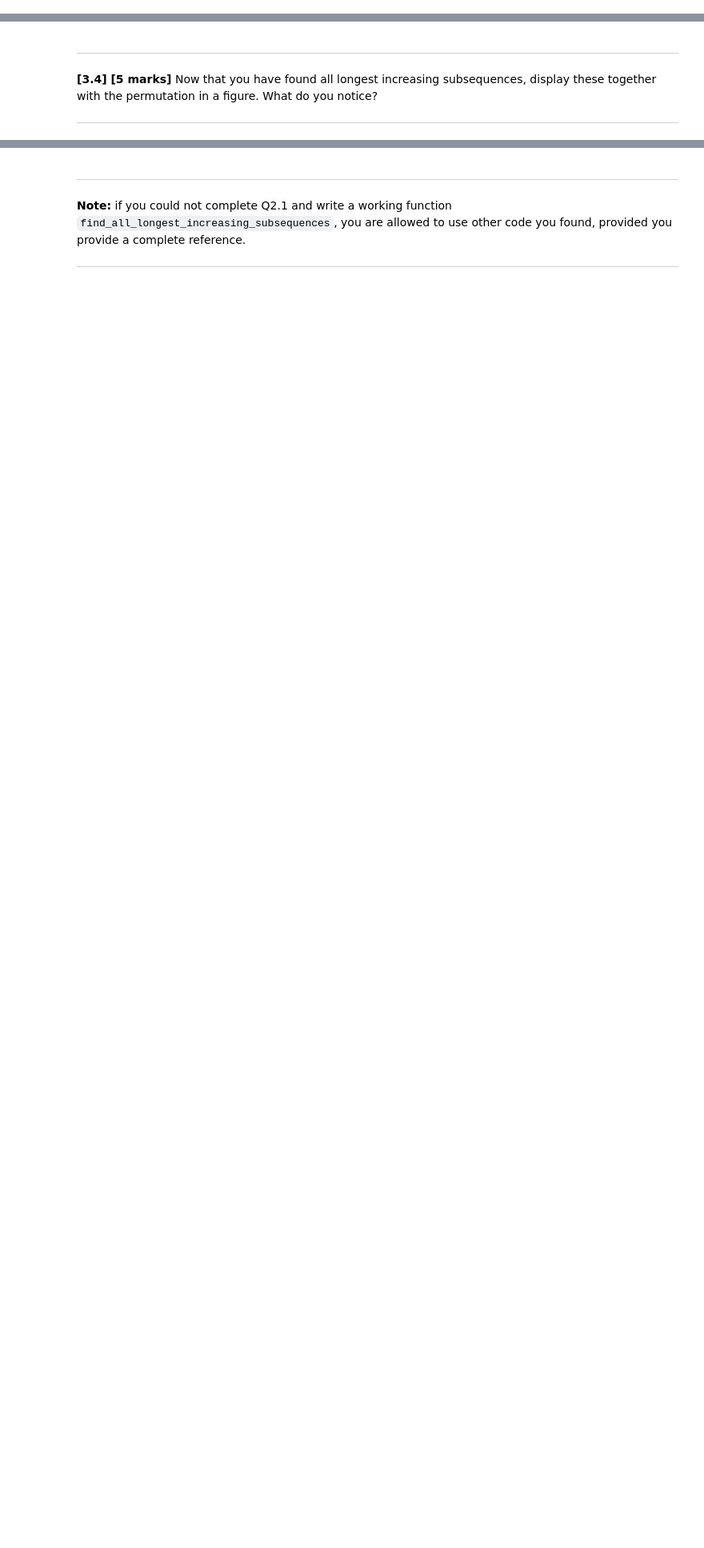
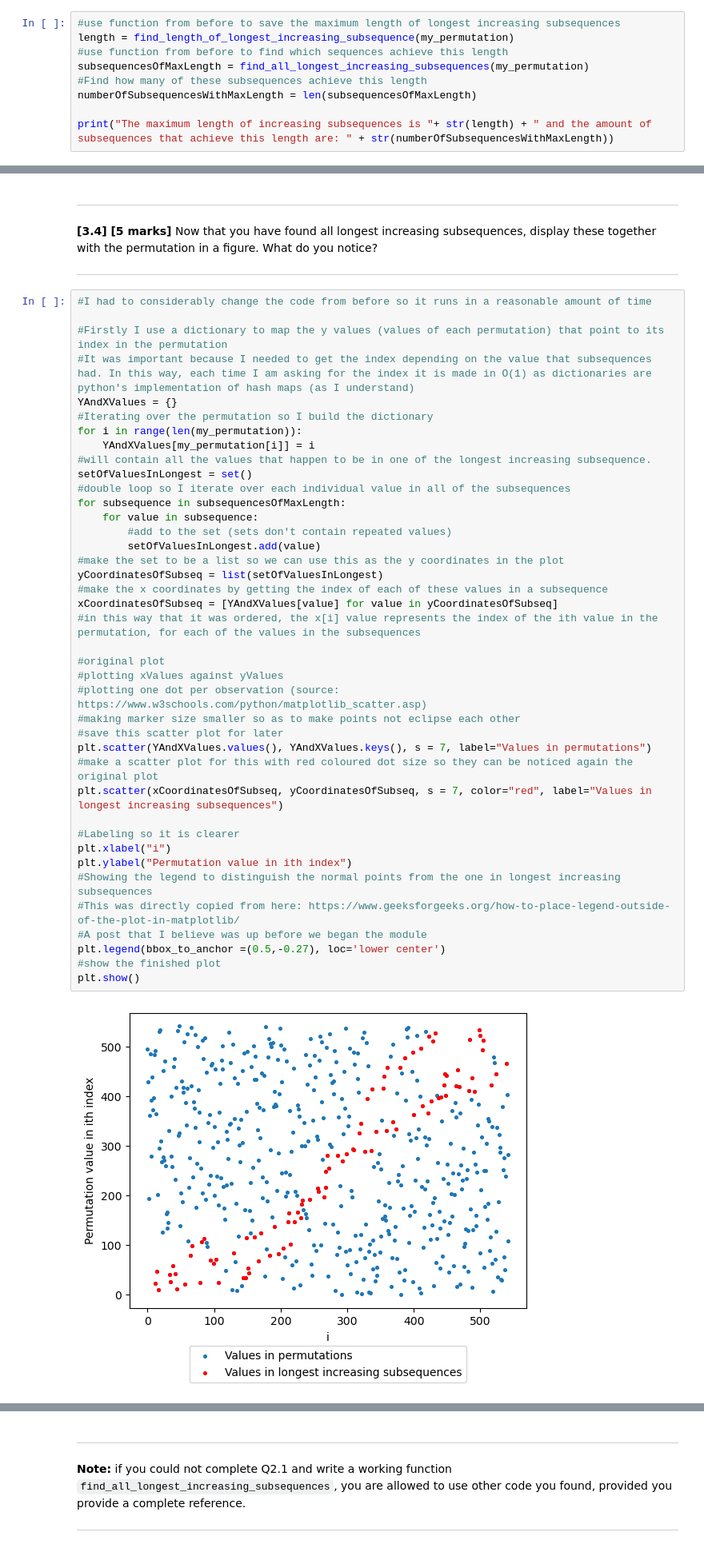
Before and after one commit to Felipepuiggarimedici/introToProgrammingPersonalProject, a Jupyter notebook: MTH5001_210477160.ipynb, the cells around one changed output, grey strips where cells are left out. Shown: that part at 80% size. Saved outputs shown, nothing was run; the diff lists cells and outputs as text; blank space fills up the shorter version.

```diff
--- a/MTH5001_210477160.ipynb
+++ b/MTH5001_210477160.ipynb
@@ -535,3 +609,12 @@ You will notice that it might take a minute or two to compute all those subseque
 **Note:** if you could not complete Q2.1 and write a working function `find_all_longest_increasing_subsequences`, you are allowed to use other code you found, provided you provide a complete reference.
 
 ---
+# %%
+#use function from before to save the maximum length of longest increasing subsequences
+length = find_length_of_longest_increasing_subsequence(my_permutation)
+#use function from before to find which sequences achieve this length
+subsequencesOfMaxLength = find_all_longest_increasing_subsequences(my_permutation)
+#Find how many of these subsequences achieve this length
+numberOfSubsequencesWithMaxLength = len(subsequencesOfMaxLength)
+
+print("The maximum length of increasing subsequences is "+ str(length) + " and the amount of subsequences that achieve this length are: " + str(numberOfSubsequencesWithMaxLength))
@@ -540,3 +625,45 @@ You will notice that it might take a minute or two to compute all those subseque
 **[3.4] [5 marks]** Now that you have found all longest increasing subsequences, display these together with the permutation in a figure. What do you notice?
 
 ---
+# %%
+#I had to considerably change the code from before so it runs in a reasonable amount of time
+
+#Firstly I use a dictionary to map the y values (values of each permutation) that point to its index in the permutation
+#It was important because I needed to get the index depending on the value that subsequences had. In this way, each time I am asking for the index it is made in O(1) as dictionaries are python's implementation of hash maps (as I understand)
+YAndXValues = {}
+#Iterating over the permutation so I build the dictionary
+for i in range(len(my_permutation)):
+    YAndXValues[my_permutation[i]] = i
+#will contain all the values that happen to be in one of the longest increasing subsequence.
+setOfValuesInLongest = set()
+#double loop so I iterate over each individual value in all of the subsequences
+for subsequence in subsequencesOfMaxLength:
+    for value in subsequence:
+        #add to the set (sets don't contain repeated values)
+        setOfValuesInLongest.add(value)
+#make the set to be a list so we can use this as the y coordinates in the plot
+yCoordinatesOfSubseq = list(setOfValuesInLongest)
+#make the x coordinates by getting the index of each of these values in a subsequence
+xCoordinatesOfSubseq = [YAndXValues[value] for value in yCoordinatesOfSubseq]
+#in this way that it was ordered, the x[i] value represents the index of the ith value in the permutation, for each of the values in the subsequences
+
+#original plot
+#plotting xValues against yValues
+#plotting one dot per observation (source: https://www.w3schools.com/python/matplotlib_scatter.asp)
+#making marker size smaller so as to make points not eclipse each other
+#save this scatter plot for later
+plt.scatter(YAndXValues.values(), YAndXValues.keys(), s = 7, label="Values in permutations")
+#make a scatter plot for this with red coloured dot size so they can be noticed again the original plot
+plt.scatter(xCoordinatesOfSubseq, yCoordinatesOfSubseq, s = 7, color="red", label="Values in longest increasing subsequences")
+
+#Labeling so it is clearer
+plt.xlabel("i")
+plt.ylabel("Permutation value in ith index")
+#Showing the legend to distinguish the normal points from the one in longest increasing subsequences
+#This was directly copied from here: https://www.geeksforgeeks.org/how-to-place-legend-outside-of-the-plot-in-matplotlib/
+#A post that I believe was up before we began the module
+plt.legend(bbox_to_anchor =(0.5,-0.27), loc='lower center')
+#show the finished plot
+plt.show()
+# %% [output]
+[figure, added]
```
Also changed, not shown: parts of 11 cells of this notebook, 1 other file.
